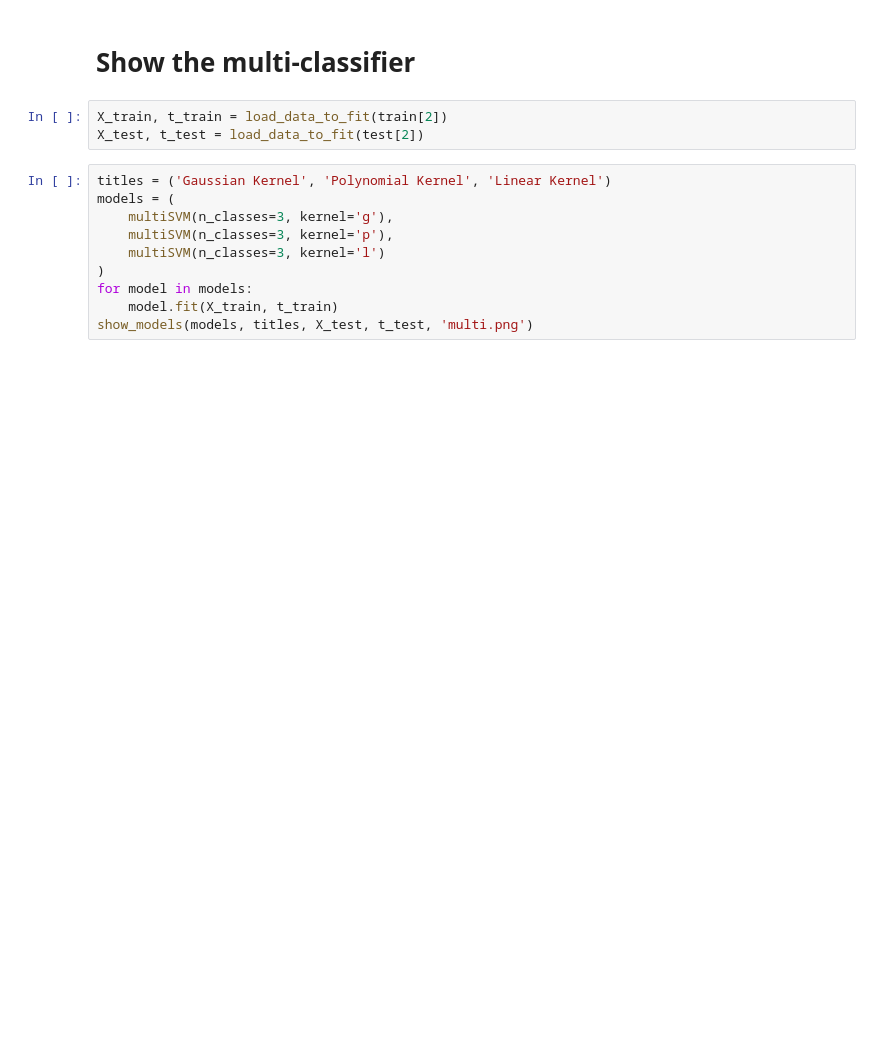
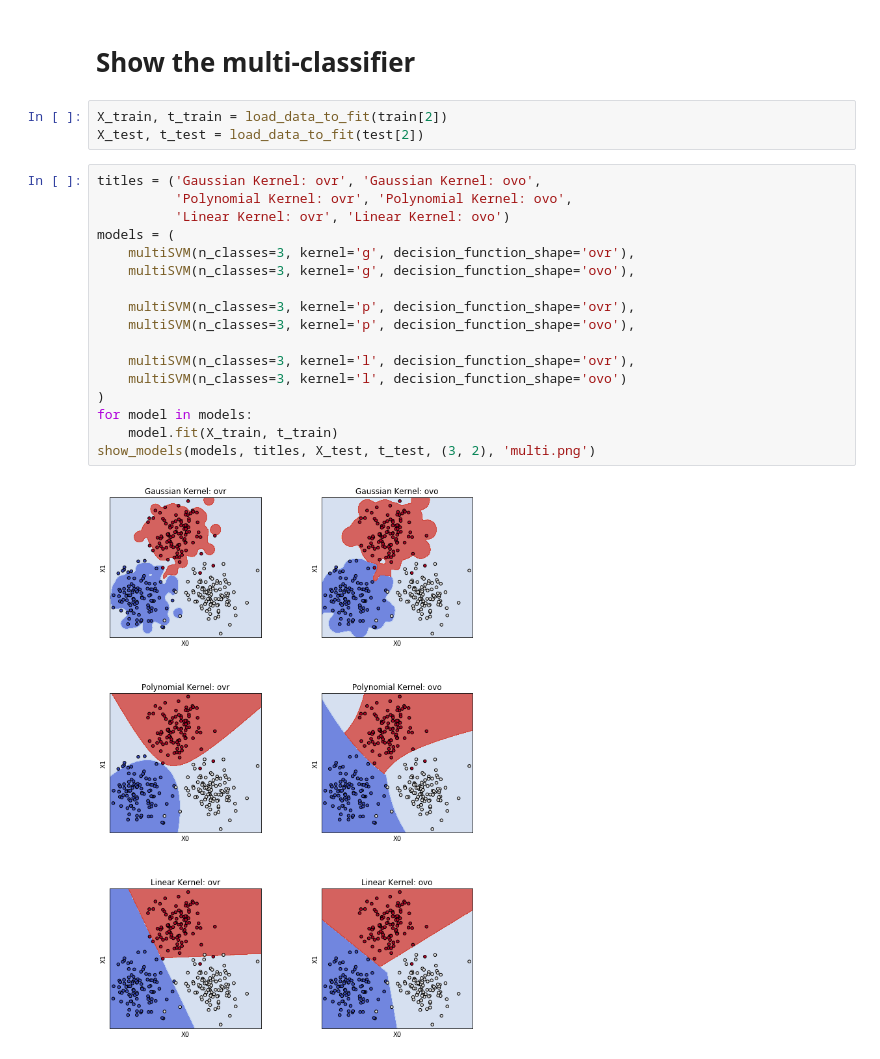
Before and after one commit to Haicang/PRML, a Jupyter notebook: ass2_svm/show_model.ipynb, the cells around one changed output. Drawn from its saved outputs; the diff is of its cells as text; blank space fills up the shorter version.

```diff
--- a/ass2_svm/show_model.ipynb
+++ b/ass2_svm/show_model.ipynb
@@ -39,12 +39,21 @@ show_models(models, titles, X_test, t_test, 'linear.png')
 X_train, t_train = load_data_to_fit(train[2])
 X_test, t_test = load_data_to_fit(test[2])
 # %%
-titles = ('Gaussian Kernel', 'Polynomial Kernel', 'Linear Kernel')
+titles = ('Gaussian Kernel: ovr', 'Gaussian Kernel: ovo',
+          'Polynomial Kernel: ovr', 'Polynomial Kernel: ovo',
+          'Linear Kernel: ovr', 'Linear Kernel: ovo')
 models = (
-    multiSVM(n_classes=3, kernel='g'),
-    multiSVM(n_classes=3, kernel='p'),
-    multiSVM(n_classes=3, kernel='l')
+    multiSVM(n_classes=3, kernel='g', decision_function_shape='ovr'),
+    multiSVM(n_classes=3, kernel='g', decision_function_shape='ovo'),
+
+    multiSVM(n_classes=3, kernel='p', decision_function_shape='ovr'),
+    multiSVM(n_classes=3, kernel='p', decision_function_shape='ovo'),
+
+    multiSVM(n_classes=3, kernel='l', decision_function_shape='ovr'),
+    multiSVM(n_classes=3, kernel='l', decision_function_shape='ovo')
 )
 for model in models:
     model.fit(X_train, t_train)
-show_models(models, titles, X_test, t_test, 'multi.png')
+show_models(models, titles, X_test, t_test, (3, 2), 'multi.png')
+# %% [output]
+[figure, added]
```
Also changed, not shown: parts of 3 cells of this notebook, 4 other files.
